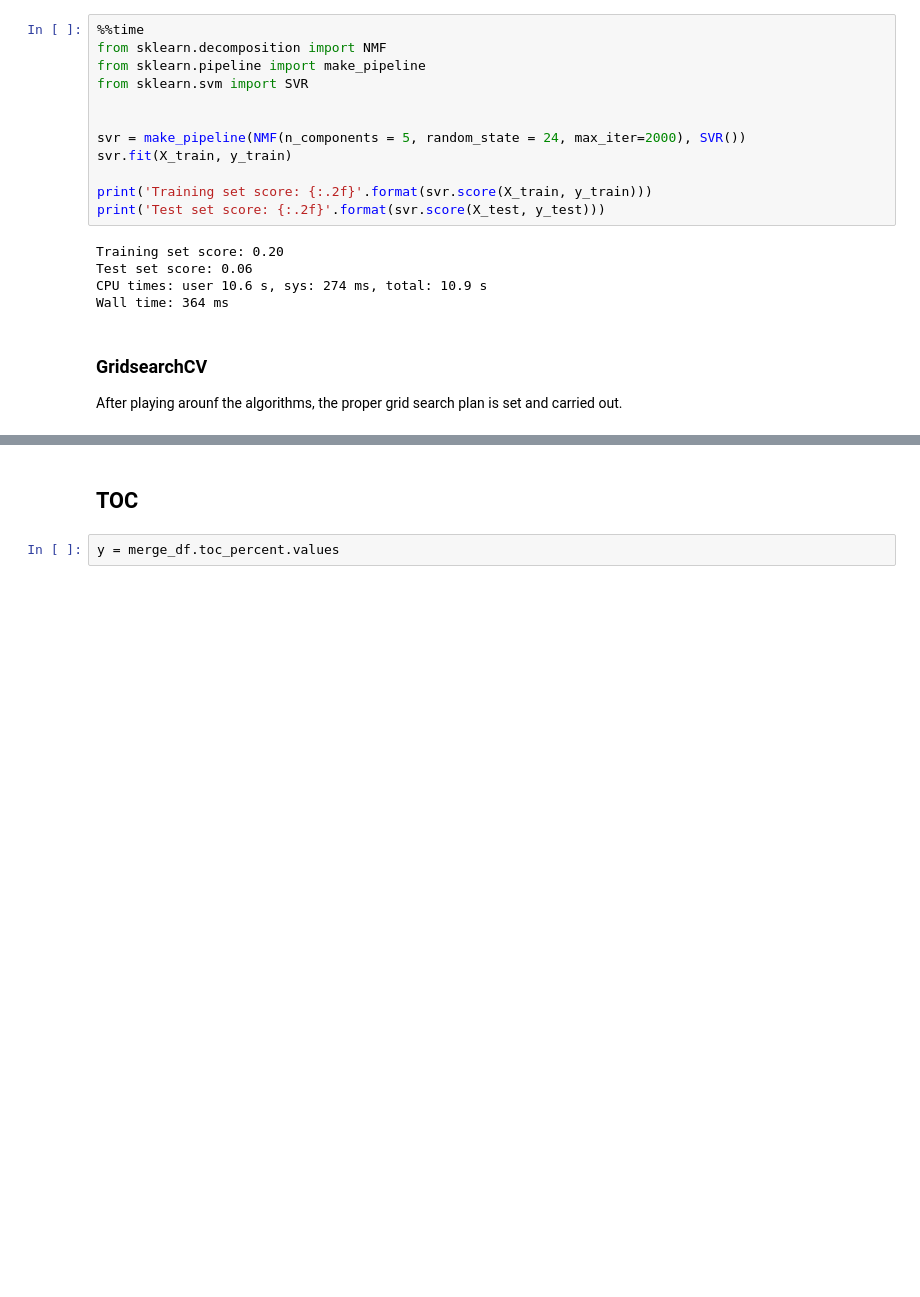
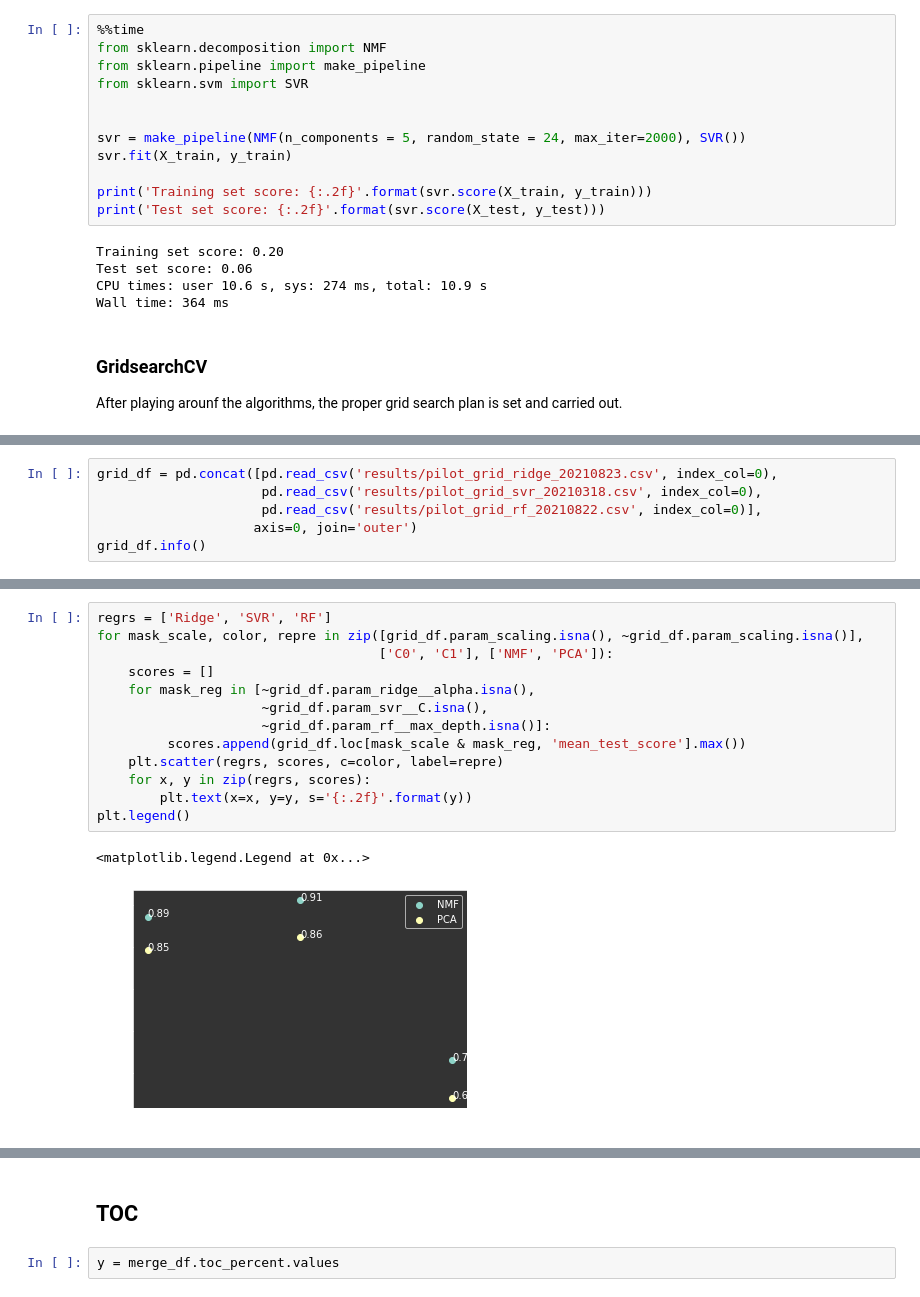
Before and after one commit to dispink/CaCO3_NWP, a Jupyter notebook: pilot_test.ipynb, the cells around one changed output, grey strips where cells are left out. Cells and saved outputs as stored; diff of their text form; blank space fills up the shorter version.

```diff
--- a/pilot_test.ipynb
+++ b/pilot_test.ipynb
@@ -362,0 +367,6 @@ Below are the actual-continued pilot workflow but not necessary fits to our pape
+# %%
+grid_df = pd.concat([pd.read_csv('results/pilot_grid_ridge_20210823.csv', index_col=0),
+                     pd.read_csv('results/pilot_grid_svr_20210318.csv', index_col=0),
+                     pd.read_csv('results/pilot_grid_rf_20210822.csv', index_col=0)],
+                    axis=0, join='outer')
+grid_df.info()
@@ -362,0 +391,16 @@ Below are the actual-continued pilot workflow but not necessary fits to our pape
+# %%
+regrs = ['Ridge', 'SVR', 'RF']
+for mask_scale, color, repre in zip([grid_df.param_scaling.isna(), ~grid_df.param_scaling.isna()],
+                                    ['C0', 'C1'], ['NMF', 'PCA']):
+    scores = []
+    for mask_reg in [~grid_df.param_ridge__alpha.isna(),
+                     ~grid_df.param_svr__C.isna(),
+                     ~grid_df.param_rf__max_depth.isna()]:
+         scores.append(grid_df.loc[mask_scale & mask_reg, 'mean_test_score'].max())
+    plt.scatter(regrs, scores, c=color, label=repre)
+    for x, y in zip(regrs, scores):
+        plt.text(x=x, y=y, s='{:.2f}'.format(y))
+plt.legend()
+# %% [output]
+<matplotlib.legend.Legend at 0x...>
+[figure, added]
```
Also changed, not shown: parts of 9 cells of this notebook, 2 other files.
